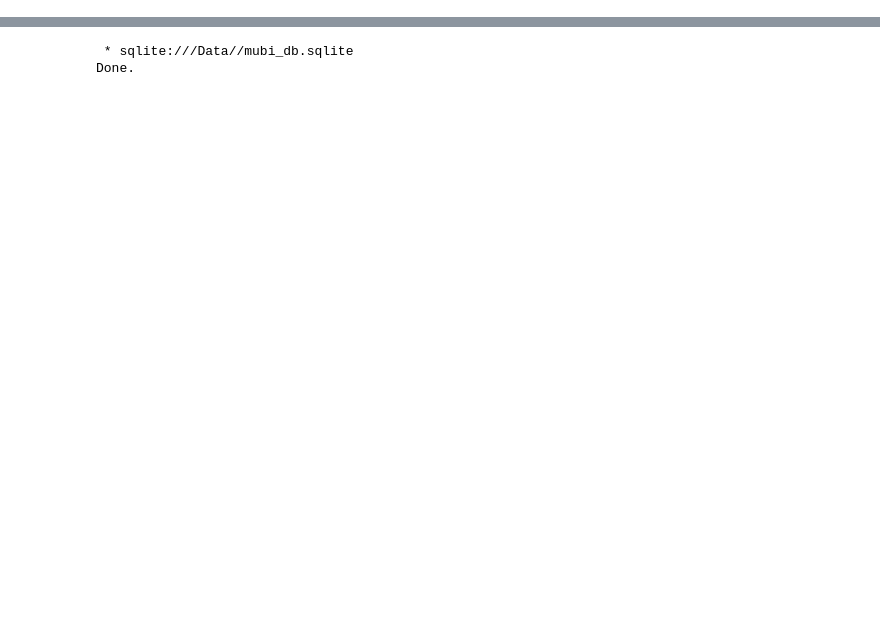
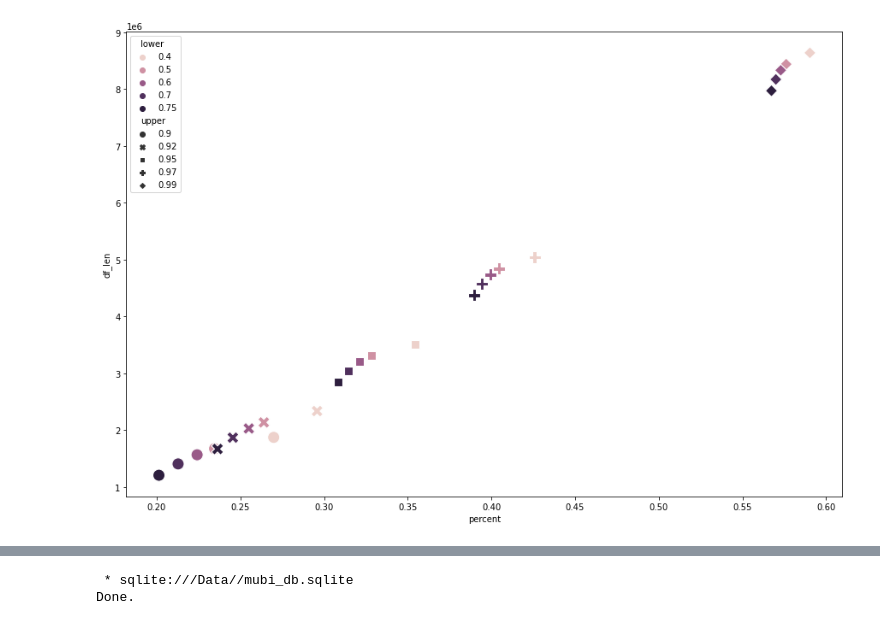
Before and after one commit to smanavi/Springboard-Capstone-Three, a Jupyter notebook: for keeping cosine simalirty.ipynb, the cells around one changed output, grey strips where cells are left out. Saved outputs shown, nothing was run; the diff lists cells and outputs as text; code cells hidden in the pictures; blank space fills up the shorter version.

```diff
--- a/Data Wrangling.ipynb
+++ b/for keeping cosine simalirty.ipynb
@@ -14,0 +95,27 @@ import seaborn as sns
+# %%
+def percent_movies_kept(rating_percentile_range=(.5, .99), n_movies=n_movies):
+    '''
+    takes two percentiles (lower and upper bound), and the number of unique movies in the dataset.
+    returns the percentage of movies that will be kept if number of ratings is limited to the percentile ranges set.
+    also returns the length of the resulting dataframe (in long form)
+    '''
+
+    upper = np.ceil(np.quantile(sorted_users.values, rating_percentile_range[1]))
+    lower = np.ceil(np.quantile(sorted_users.values, rating_percentile_range[0]))
+
+    temp_users = sorted_users[(sorted_users.values<=upper)&(sorted_users.values>=lower)].index
+    movies_kept = df[df.user_id.isin(temp_users)]
+
+    p_movies_kept = len(movies_kept.movie_id.unique()) / n_movies
+
+    return p_movies_kept, len(movies_kept)
+# %%
+upper_ranges = [.9, .92, .95, .97, .99]
+lower_ranges = [.4, .5, .6, .7, .75]
+# %%
+range_combos = ((l,u) for l in lower_ranges for u in upper_ranges)
+
+percents = []
+for combo in range_combos:
+    p, l = percent_movies_kept(rating_percentile_range=combo)
+    percents.append((combo[0], combo[1], p, l))
@@ -14,0 +135,13 @@ import seaborn as sns
+# %%
+longform_percents_df = pd.DataFrame(columns = ["lower", "upper", "percent", "df_len"], data = percents)
+# %%
+fig, ax = plt.subplots(figsize=(15,10))
+
+sns.scatterplot(data = longform_percents_df,
+                x='percent', y='df_len',
+               hue = 'lower',
+               style = 'upper',
+               s=200)
+plt.show()
+# %% [output]
+[figure, added]
```
Also changed, not shown: parts of 83 cells of this notebook.
